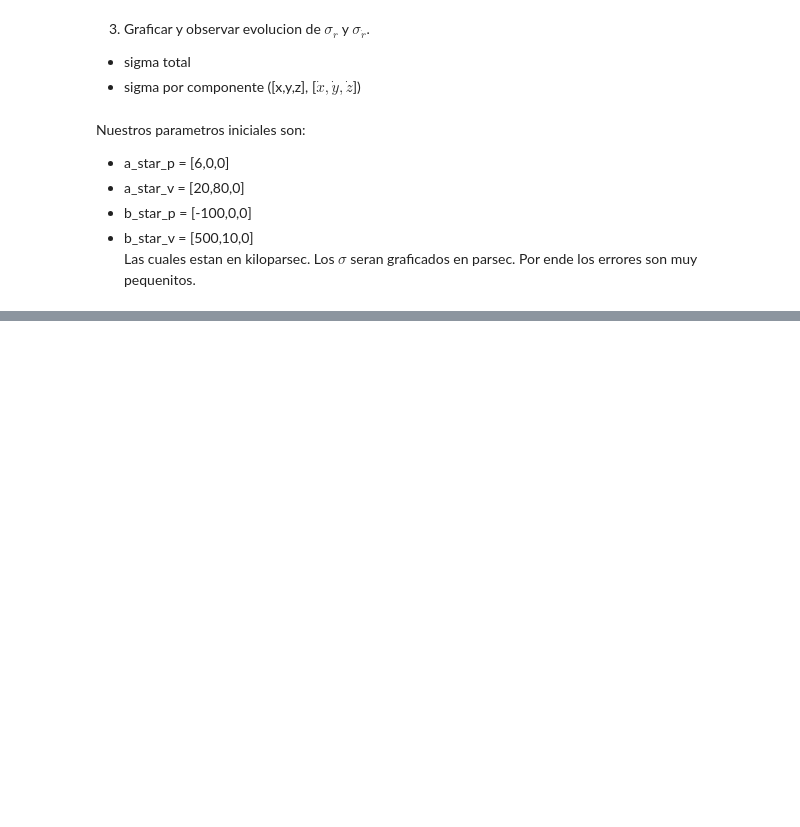
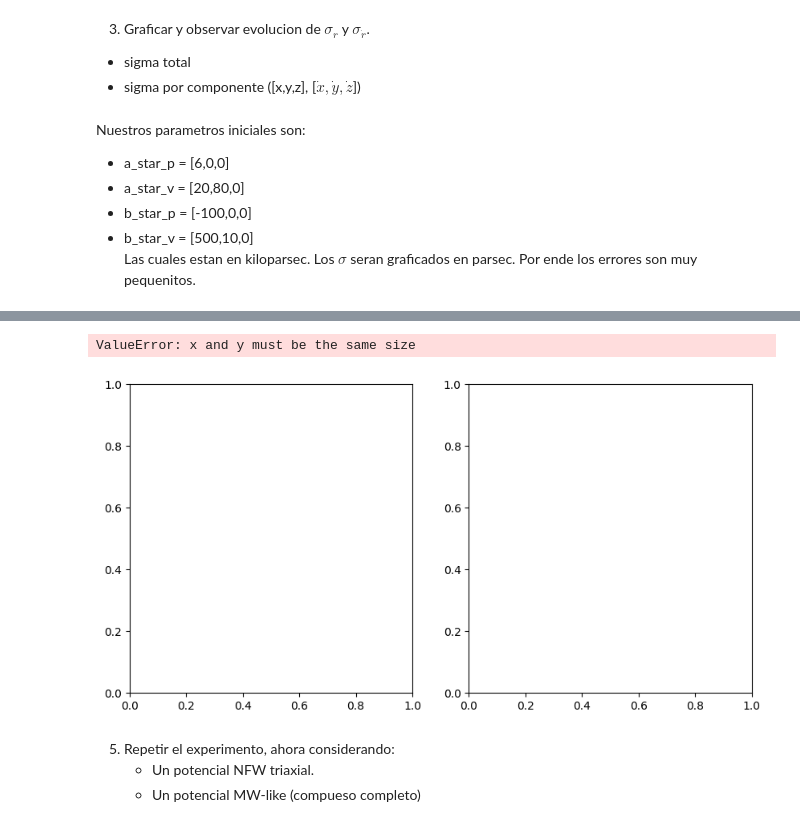
Before and after one commit to patito-mary/topicos, a Jupyter notebook: informfinal.ipynb, the cells around one changed output, grey strips where cells are left out. Saved outputs shown, nothing was run; the diff lists cells and outputs as text; code cells hidden in the pictures; blank space fills up the shorter version.

Commit message:
avances finales, falta hacer lo mismo con 2 potenciales

```diff
--- a/informfinal.ipynb
+++ b/informfinal.ipynb
@@ -789,0 +926,18 @@ ax[1,2].hlines(y=0, xmin=0, xmax=1000, color='red')
+# %%
+fig, ax = plt.subplots(1,4, figsize=(10,5))
+ax[0].scatter(orbits_total_a.t, density25, s=4,
+              alpha=0.8, color='blue', label='closed orbit')
+ax[1].scatter(orbits_total_b.t, density25b, s=4,
+              alpha=0.8, color='cyan', label='hyperbolic orbit' )
+
+ax[2].scatter(orbits_total_a.t, density10,
+              s=4, alpha=0.8, color='blue', label='closed orbit')
+ax[3].scatter(orbits_total_b.t, density10b,
+              s=4, alpha=0.8, color='cyan', label='hyperbolic orbit')
+# %% [output]
+ValueError: x and y must be the same size
+[figure, added]
+# %% [markdown]
+5. Repetir el experimento, ahora considerando:
+    - Un potencial NFW triaxial.
+    - Un potencial MW-like (compueso completo)
```
Also changed, not shown: parts of 15 cells of this notebook, 2 other files.
